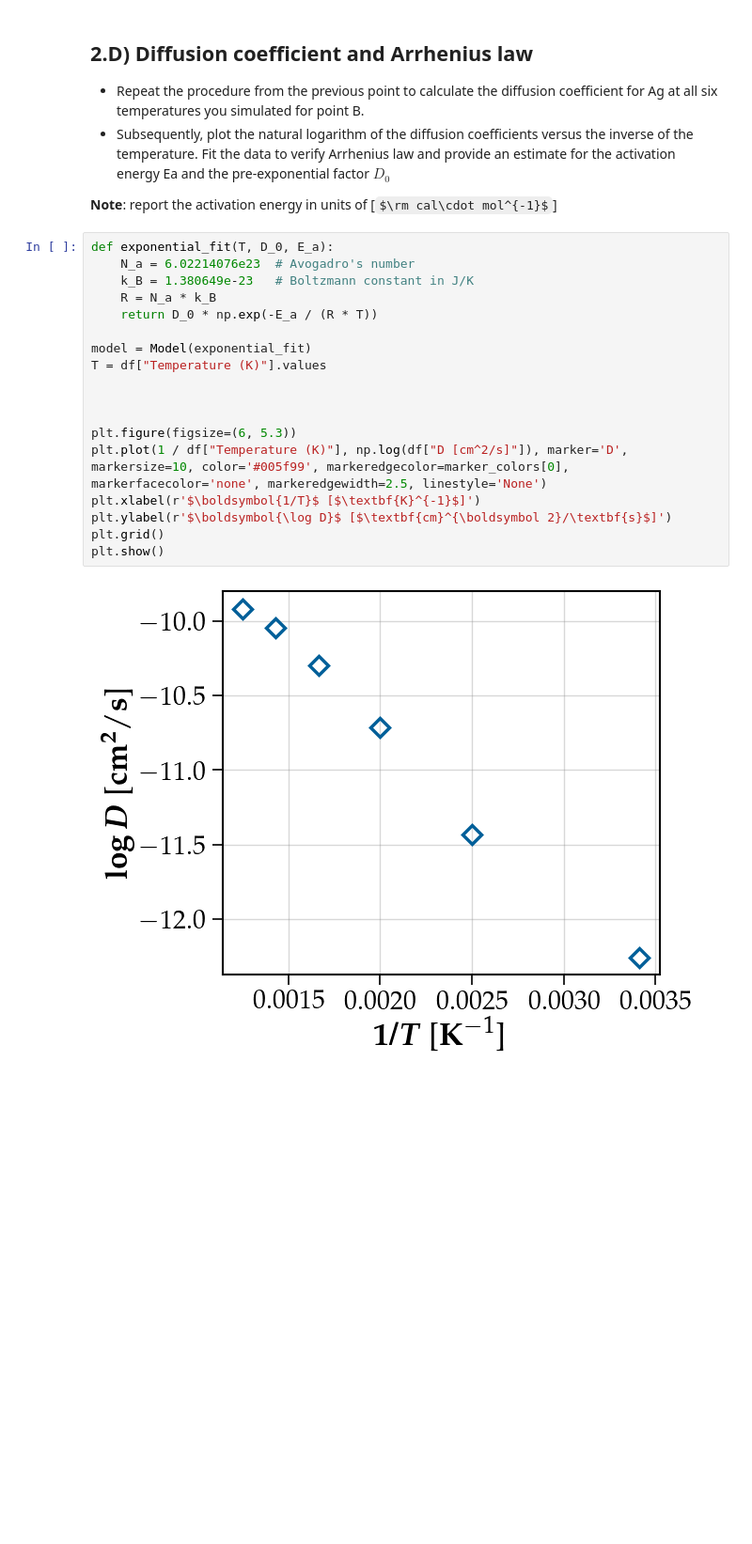
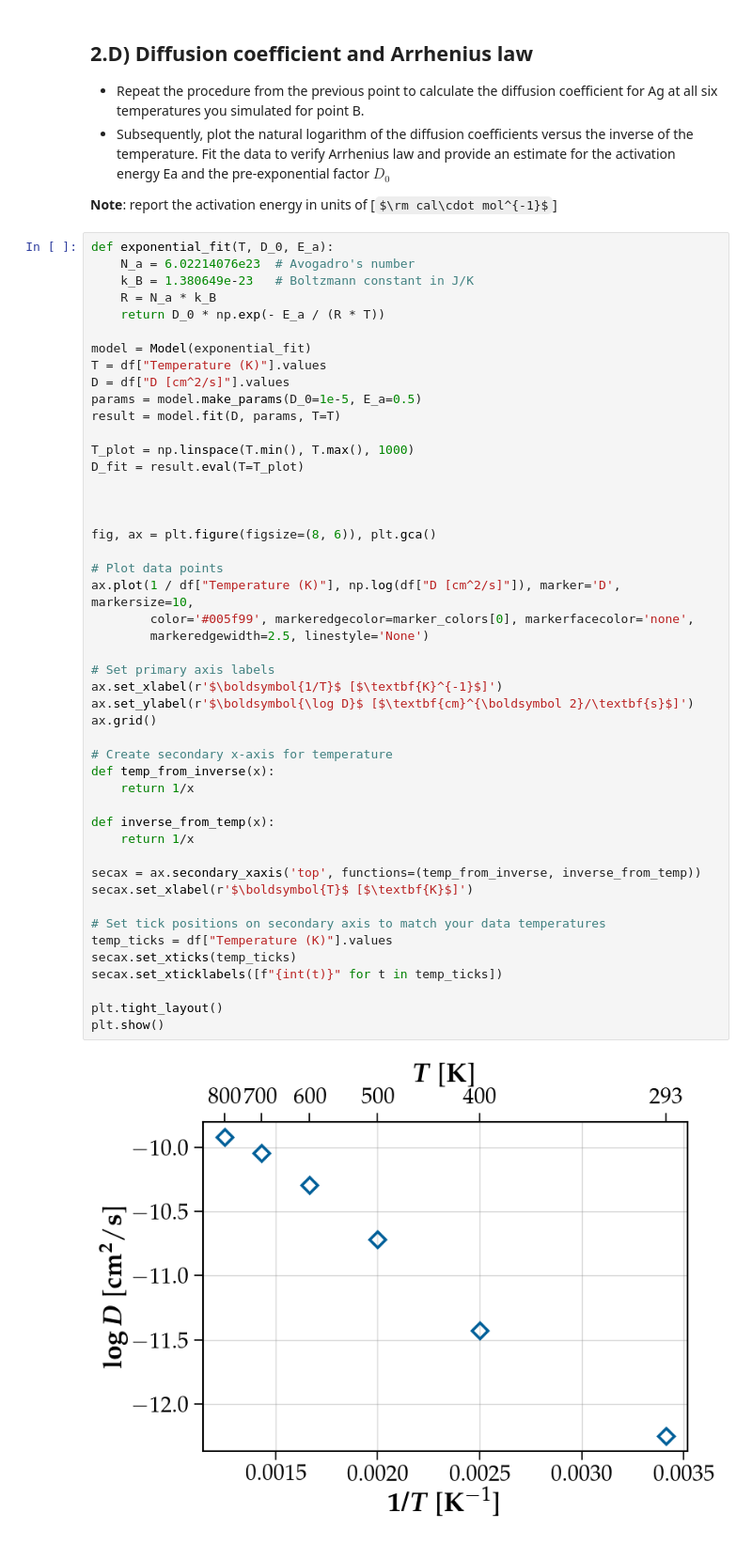
Before and after one commit to sylvainshan/MSE-468-Atomisitc-and-Quantum-Simulations-of-Materials, a Jupyter notebook: lab4/Analysis.ipynb, the cells around one changed output. Shown at 94% size. Drawn from its saved outputs; the diff is of its cells as text; some formulas as TeX source; blank space fills up the shorter version.

```diff
--- a/lab4/Analysis.ipynb
+++ b/lab4/Analysis.ipynb
@@ -270,20 +365,49 @@ display(df)
 # %%
 def exponential_fit(T, D_0, E_a):
     N_a = 6.02214076e23  # Avogadro's number
     k_B = 1.380649e-23   # Boltzmann constant in J/K
     R = N_a * k_B
-    return D_0 * np.exp(-E_a / (R * T))
+    return D_0 * np.exp(- E_a / (R * T))
 
 model = Model(exponential_fit)
 T = df["Temperature (K)"].values
+D = df["D [cm^2/s]"].values
+params = model.make_params(D_0=1e-5, E_a=0.5)
+result = model.fit(D, params, T=T)
+
+T_plot = np.linspace(T.min(), T.max(), 1000)
+D_fit = result.eval(T=T_plot)
 
 
 
-plt.figure(figsize=(6, 5.3))
-plt.plot(1 / df["Temperature (K)"], np.log(df["D [cm^2/s]"]), marker='D', markersize=10, color='#005f99', markeredgecolor=marker_colors[0], markerfacecolor='none', markeredgewidth=2.5, linestyle='None')
-plt.xlabel(r'$\boldsymbol{1/T}$ [$\textbf{K}^{-1}$]')
-plt.ylabel(r'$\boldsymbol{\log D}$ [$\textbf{cm}^{\boldsymbol 2}/\textbf{s}$]')
-plt.grid()
+fig, ax = plt.figure(figsize=(8, 6)), plt.gca()
+
+# Plot data points
+ax.plot(1 / df["Temperature (K)"], np.log(df["D [cm^2/s]"]), marker='D', markersize=10,
+        color='#005f99', markeredgecolor=marker_colors[0], markerfacecolor='none',
+        markeredgewidth=2.5, linestyle='None')
+
+# Set primary axis labels
+ax.set_xlabel(r'$\boldsymbol{1/T}$ [$\textbf{K}^{-1}$]')
+ax.set_ylabel(r'$\boldsymbol{\log D}$ [$\textbf{cm}^{\boldsymbol 2}/\textbf{s}$]')
+ax.grid()
+
+# Create secondary x-axis for temperature
+def temp_from_inverse(x):
+    return 1/x
+
+def inverse_from_temp(x):
+    return 1/x
+
+secax = ax.secondary_xaxis('top', functions=(temp_from_inverse, inverse_from_temp))
+secax.set_xlabel(r'$\boldsymbol{T}$ [$\textbf{K}$]')
+
+# Set tick positions on secondary axis to match your data temperatures
+temp_ticks = df["Temperature (K)"].values
+secax.set_xticks(temp_ticks)
+secax.set_xticklabels([f"{int(t)}" for t in temp_ticks])
+
+plt.tight_layout()
 plt.show()
 # %% [output]
-[figure, old version]
+[figure, new version]
```
Also changed, not shown: parts of 10 cells of this notebook, 32 other files.
